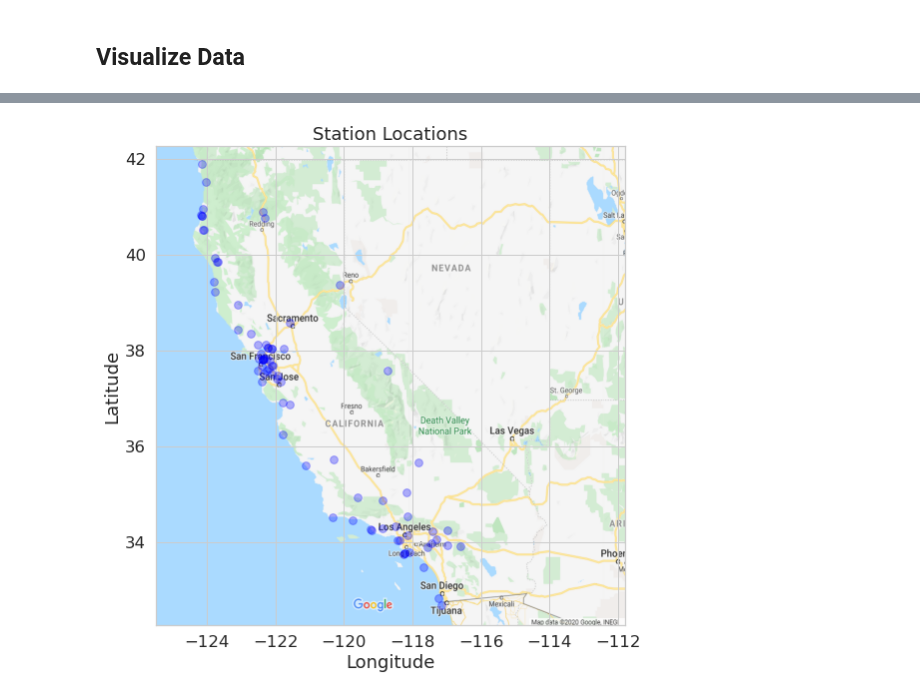
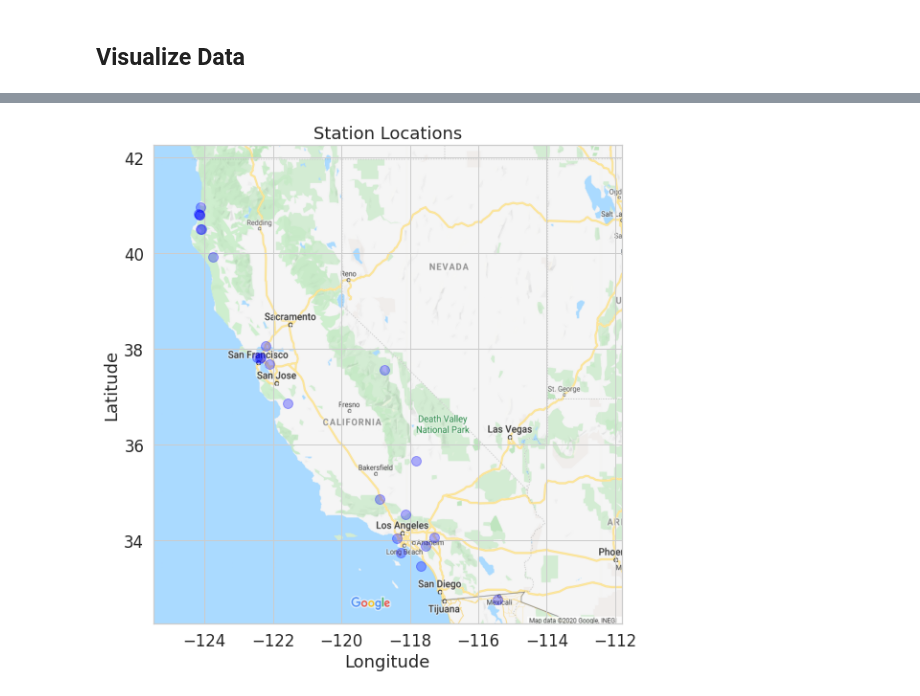
Before and after one commit to chrystalchern/mdof, a Jupyter notebook: studies/CESMDBridges.ipynb, the cells around one changed output, grey strips where cells are left out. Saved outputs shown, nothing was run; the diff lists cells and outputs as text; code cells hidden in the pictures.

```diff
--- a/studies/CESMDBridges.ipynb
+++ b/studies/CESMDBridges.ipynb
@@ -175,12 +98,7 @@ simpleDescriptionEvents.head(25)
 # %%
 # Distribution for # of Sensors at Each Station
-plt.rc('font', family='Liberation Sans')
-plt.rcParams['font.size'] = 30
-fig, ax = plt.subplots(figsize = (8,4))
-plt.tight_layout()
-sns.histplot(raw_data['# of Sensors'], kde=True)
-# ax.yaxis.set_ticks(np.arange(0, 0.26, 0.05))
-plt.xlim(0,140)
-plt.ylabel(f'Count (total {raw_data.shape[0]})')
+fig, ax = plt.subplots(figsize = (8,4), constrained_layout=True)
+sns.histplot(bridge_table['number of channels'], kde=True)
+plt.ylabel(f'Count (total {len(bridge_inventory)})')
 plt.title('Distribution for # of Sensors at Each Station');
 # %% [output]
@@ -210,41 +106,28 @@ simpleDescriptionSensors.head(20)
 # %%
 # Make a map of the bridge locations
-
-# Get the locations of each bridge station
-brgLoc = simpleDescriptionEvents.coordinates.apply(pd.Series)
-brgLoc.columns = ['Longitude', 'Latitude']
-brgLoc["StationID"] = simpleDescriptionEvents.StationID
-
-# Number of stations at each geographical location
-# brg_geo = brgLoc.groupby(['Longitude', 'Latitude']).count().reset_index()\
-#               .sort_values("StationID", ascending = False)\
-#               .rename(columns = {'StationID':'# of Stations'})
 
 # Map Boundaries
 # map_bound = ((-178.8, -64.5, 17.7, 71.8)) # US map boundaries
 map_bound = (-125.5, -111.8, 32.26, 42.27) # CA map boundaries
 
 # Read in the base map and setting up subplot
-basemap = plt.imread(folder+'images/CA.png')
-plt.rc('font', family='Liberation Sans')
-plt.rcParams['font.size'] = 30
-fig, ax = plt.subplots(figsize = (10,8))
-plt.tight_layout()
+basemap = plt.imread('Figures/CA.png')
+# plt.rc('font', family='Liberation Sans')
+# plt.rcParams['font.size'] = 30
+fig, ax = plt.subplots(figsize = (10,8), constrained_layout=True)
 ax.set_xlim(map_bound[0],map_bound[1])
 ax.set_ylim(map_bound[2],map_bound[3])
 
-# Plot the building locations
-brg_plot = plt.scatter(brgLoc['Longitude'], brgLoc['Latitude'], c='blue', alpha=0.3, s=60)
-# hexbin_plot = plt.hexbin(brg_geo['Longitude'], brg_geo['Latitude'],
-#                          brg_geo['# of Stations'], gridsize=80) # Density plot, if desired
-# cb = plt.colorbar(hexbin_plot, fraction=0.03, pad=0.01) # Colorbar for density plot
-# cb.set_label('# of Stations')
+# Plot the bridge locations
+longitudes = [station['longitude'] for station in bridge_inventory.values()]
+latitudes = [station['latitude'] for station in bridge_inventory.values()]
+brg_plot = plt.scatter(longitudes, latitudes, c='blue', alpha=0.3, s=100)
 
 plt.xlabel('Longitude')
 plt.ylabel('Latitude')
-plt.title('Station Locations');
+plt.title('Station Locations')
 
-# Setting aspect ratio and plotting the hexbins on top of the base map layer
+# Setting aspect ratio and plotting the locations on top of the base map layer
 ax.imshow(basemap, zorder=0, extent=map_bound, aspect=1.4);
 # %% [output]
-[figure, old version]
+[figure, new version]
```
Also changed, not shown: parts of 29 cells of this notebook.
